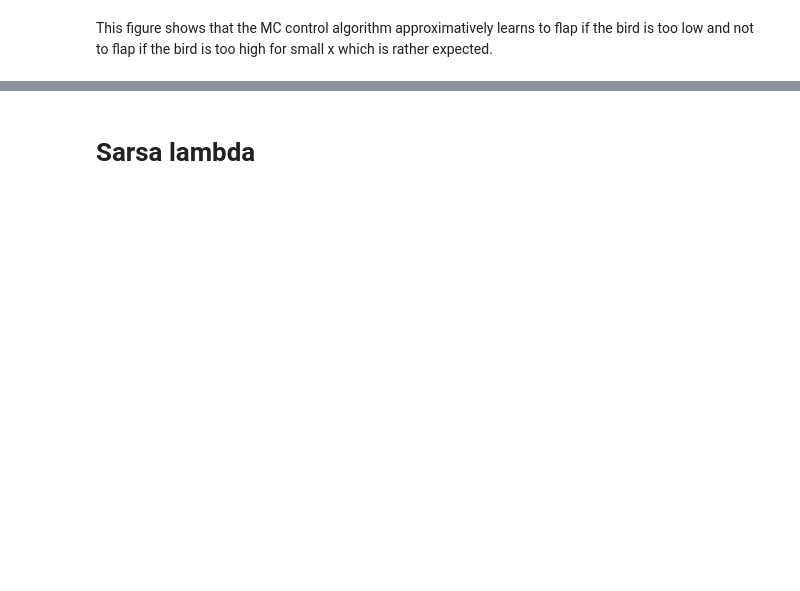
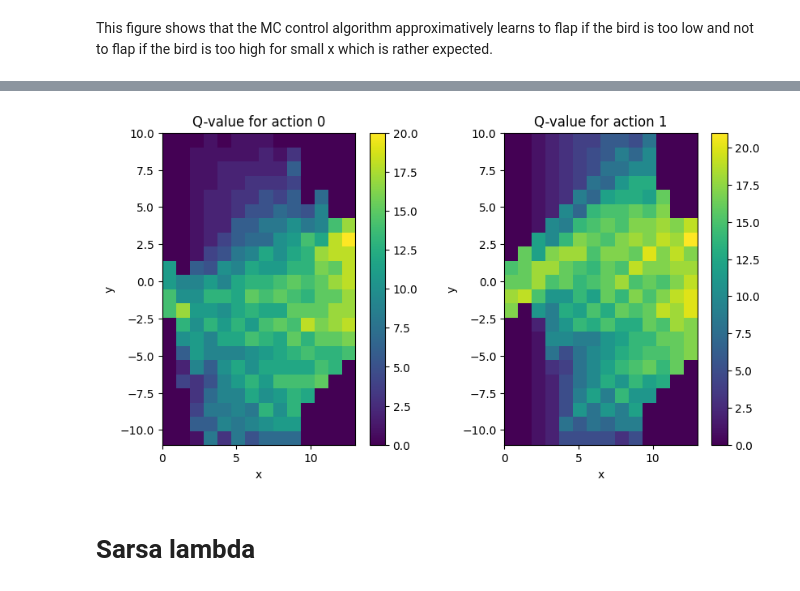
Before and after one commit to clementw168/Flappy-bird-RL, a Jupyter notebook: main.ipynb, the cells around one changed output, grey strips where cells are left out. Saved outputs shown, nothing was run; the diff lists cells and outputs as text; code cells hidden in the pictures; blank space fills up the shorter version.

```diff
--- a/main.ipynb
+++ b/main.ipynb
@@ -249,3 +282,38 @@ print(avg_reward)
+# %%
+def plot_Q_value(Q, title="Q-value"):
+    x = np.arange(14)
+    y = np.arange(-11, 11)
+    X, Y = np.meshgrid(x, y)
+    Z0 = np.zeros_like(X)
+    Z1 = np.zeros_like(X)
+
+    for i in range(X.shape[0]):
+        for j in range(X.shape[1]):
+            state = (X[i, j], Y[i, j])
+            Z0[i, j] = Q[state][0]
+            Z1[i, j] = Q[state][1]
+
+    plt.subplots(1, 2, figsize=(10, 5))
+    plt.subplot(1, 2, 1)
+    plt.imshow(Z0, extent=(x.min(), x.max(), y.min(), y.max()), origin="lower")
+    plt.colorbar()
+    plt.xlabel("x")
+    plt.ylabel("y")
+    plt.title(title + " for action 0")
+
+    plt.subplot(1, 2, 2)
+    plt.imshow(Z1, extent=(x.min(), x.max(), y.min(), y.max()), origin="lower")
+    plt.colorbar()
+    plt.xlabel("x")
+    plt.ylabel("y")
+    plt.title(title + " for action 1")
+
+    plt.show()
+
+
+plot_Q_value(best_Q, title="Q-value")
+# %% [output]
+[figure, added]
 # %% [markdown]
 # Sarsa lambda
 # %%
```
Also changed, not shown: parts of 25 cells of this notebook.
